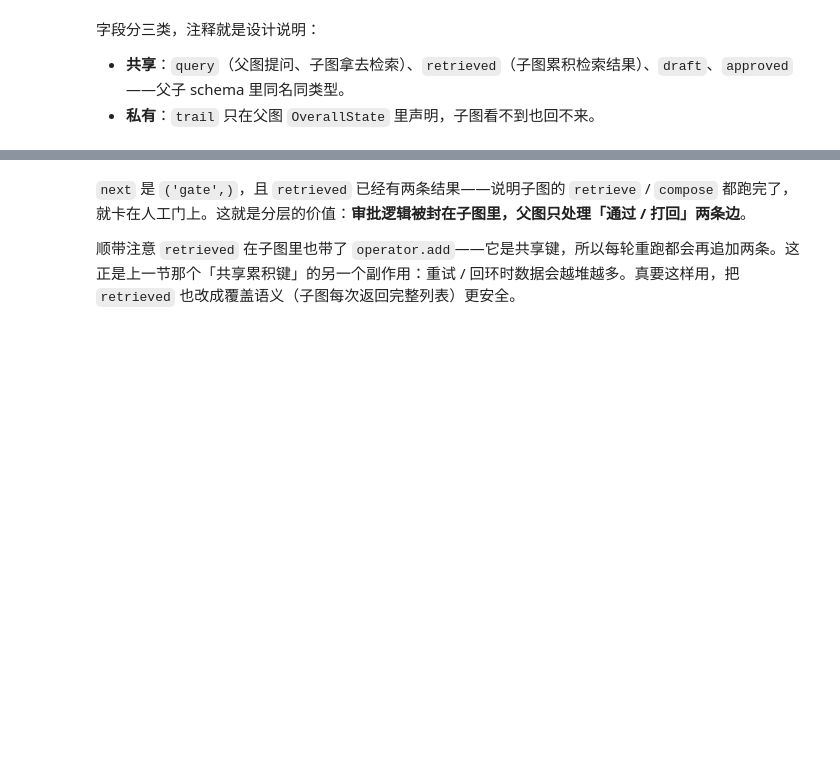
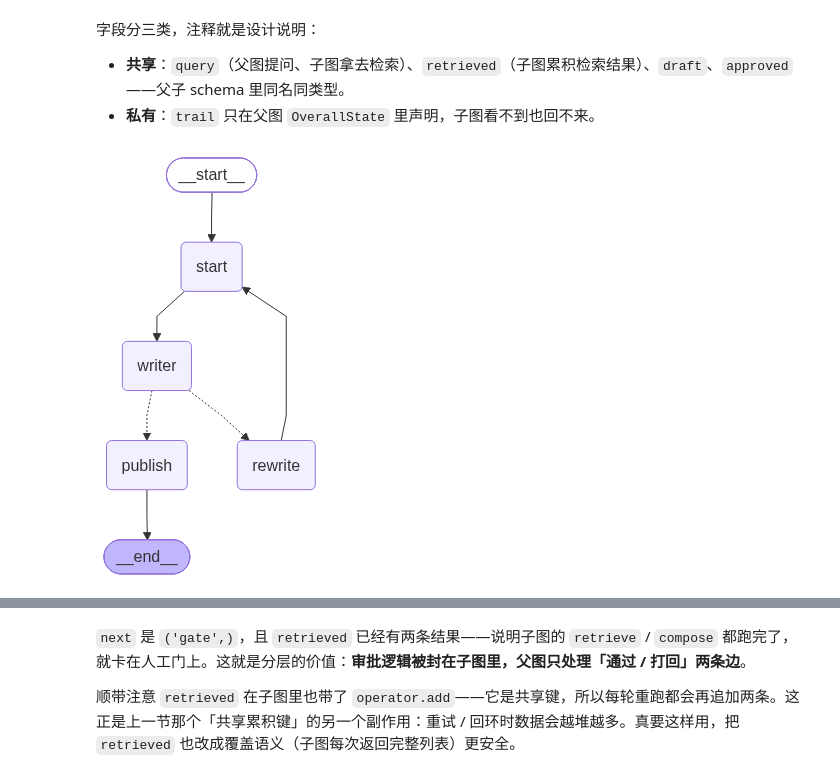
Before and after one commit to xuliji/langgraph_demo, a Jupyter notebook: chapter05/02-subgraph.ipynb, the cells around one changed output, grey strips where cells are left out. Cells and saved outputs as stored; diff of their text form; code cells hidden in the pictures; blank space fills up the shorter version.

```diff
--- a/chapter05/02-subgraph.ipynb
+++ b/chapter05/02-subgraph.ipynb
@@ -542,33 +546,36 @@ def start(state: OverallState):
     return {"trail": ["start"]}
 
 
 def publish(state: OverallState):
     # 只在 approved 为 True 时往下走，否则打回重写
     return {"trail": ["publish" if state["approved"] else "reject"]}
 
 
 def rewrite(state: OverallState):
     """打回：清掉 approved，让条件边回到 start 形成闭环。"""
     return {"trail": ["rewrite"], "approved": False}
 
 
 pipeline = StateGraph(OverallState)
 pipeline.add_node("start", start)
 pipeline.add_node("writer", writer_g)          # ← 子图当节点
 pipeline.add_node("publish", publish)
 pipeline.add_node("rewrite", rewrite)
 pipeline.add_edge(START, "start")
 pipeline.add_edge("start", "writer")
 pipeline.add_conditional_edges(
     "writer",
     lambda s: "publish" if s["approved"] else "rewrite",
     {"publish": "publish", "rewrite": "rewrite"},
 )
 pipeline.add_edge("rewrite", "start")          # 打回重跑，形成闭环
 pipeline.add_edge("publish", END)
 
 app = pipeline.compile(checkpointer=InMemorySaver())   # 只有父图挂 saver
+display(app)
 app_config = {"configurable": {"thread_id": "writer-demo"}}
+# %% [output]
+[figure, added]
 # %%
 # 第一轮：跑到子图里的 gate 就暂停
 res = app.invoke({"query": "LangGraph 的流式输出", "trail": []}, app_config)
```
Also changed, not shown: parts of 9 cells of this notebook.
